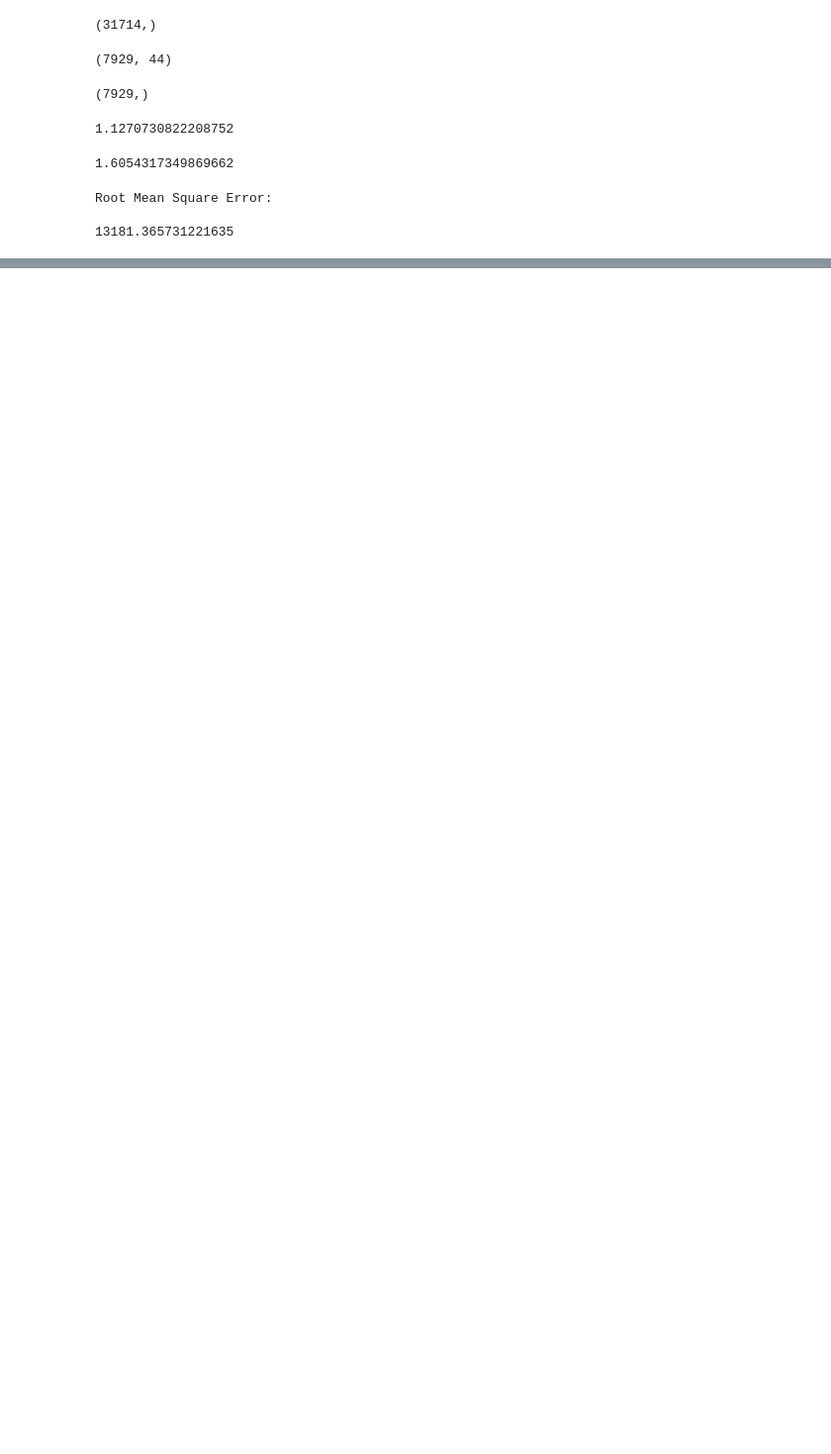
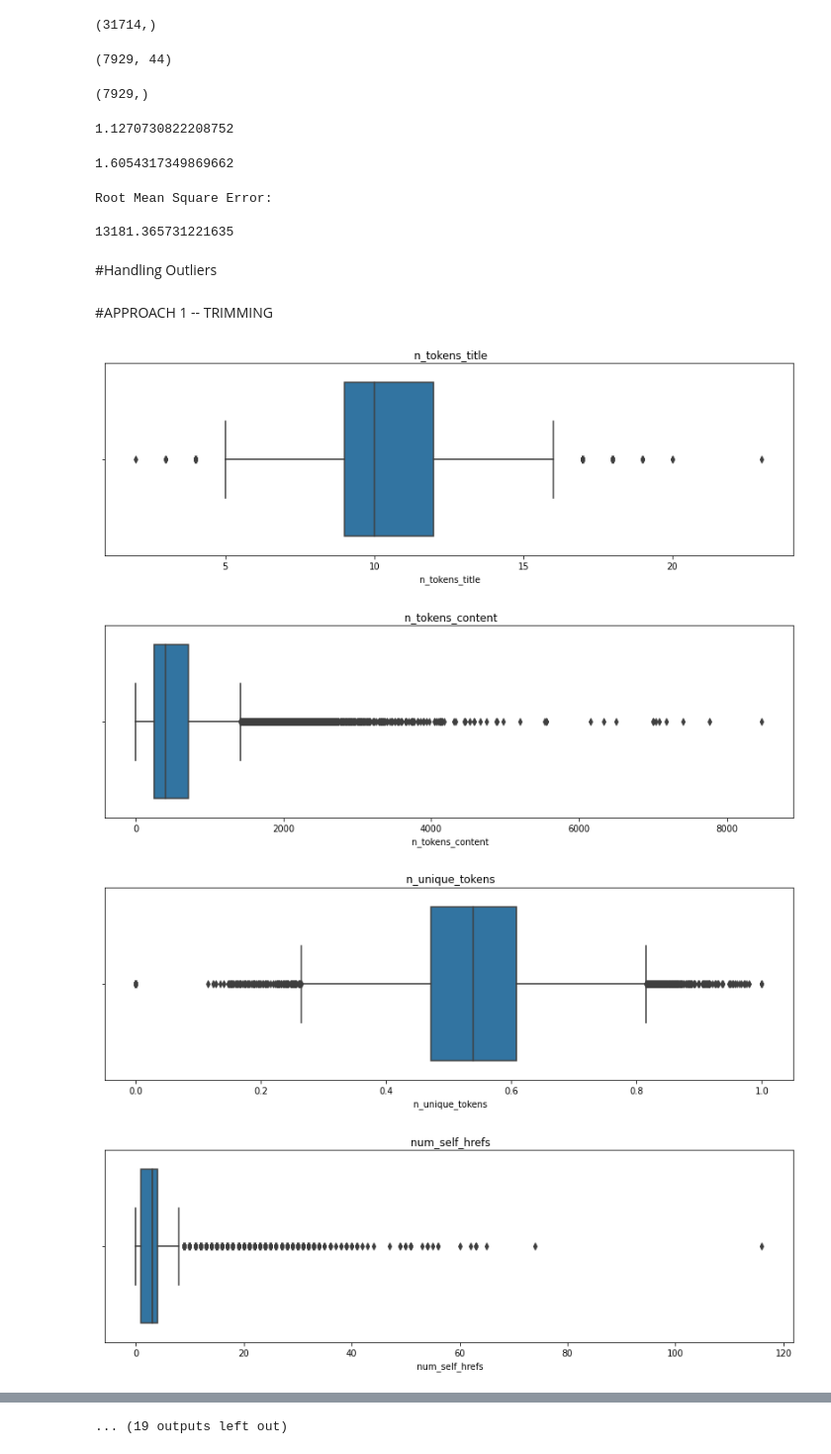
Before and after one commit to PyAshishMhatre/OnlineNewsPopularity_IE7374_MachineLearning, a Jupyter notebook: ProjectGroup_12_NewsPopularity.ipynb, the cells around one changed output, grey strips where cells are left out. Shown at 99% size. Drawn from its saved outputs; the diff is of its cells as text; code cells hidden in the pictures; blank space fills up the shorter version.

```diff
--- a/ProjectGroup_12_NewsPopularity.ipynb
+++ b/ProjectGroup_12_NewsPopularity.ipynb
@@ -1910,3 +1910,40 @@ print(RMSE)
 Root Mean Square Error:
 
 13181.365731221635
+# %% [markdown]
+#Handling Outliers
+# %%
+Num_cols = [' n_tokens_title', ' n_tokens_content', ' n_unique_tokens',
+       ' num_self_hrefs', ' num_imgs', ' average_token_length',
+       ' num_keywords', ' kw_avg_max', ' kw_min_avg', ' kw_max_avg',
+       ' LDA_00', ' LDA_01', ' LDA_03',
+       ' LDA_04', ' global_subjectivity', ' global_sentiment_polarity',
+       ' global_rate_positive_words', ' global_rate_negative_words',
+       ' rate_positive_words', ' rate_negative_words',
+       ' avg_positive_polarity', ' min_positive_polarity',
+       ' max_positive_polarity', ' avg_negative_polarity',
+       ' min_negative_polarity', ' max_negative_polarity',
+       ' title_subjectivity', ' title_sentiment_polarity',
+       ' abs_title_subjectivity', ' abs_title_sentiment_polarity', ' shares']
+
+for i in Num_cols:
+  #print('Quantile Range of Columns {}'.format(i))
+  percentile25 = df[i].quantile(0.25)
+  percentile75 = df[i].quantile(0.75)
+  #print('25th Quantile is ', percentile25)
+  #print('75th Quantile is ', percentile75)
+  iqr = percentile75 - percentile25
+  #print('IQR is ', iqr)
+# %% [markdown]
+#APPROACH 1 -- TRIMMING
+# %%
+for col in Num_cols:
+    plt.figure(figsize=(14,4))
+    sns.boxplot(x = df[col])
+    plt.title(col)
+    plt.show()
+# %% [output]
+[figure, added]
+[figure, added]
+[figure, added]
+[figure, added]
@@ -1912,0 +1958 @@ Root Mean Square Error:
+... (19 outputs left out)
```
Also changed, not shown: parts of 14 cells of this notebook.
